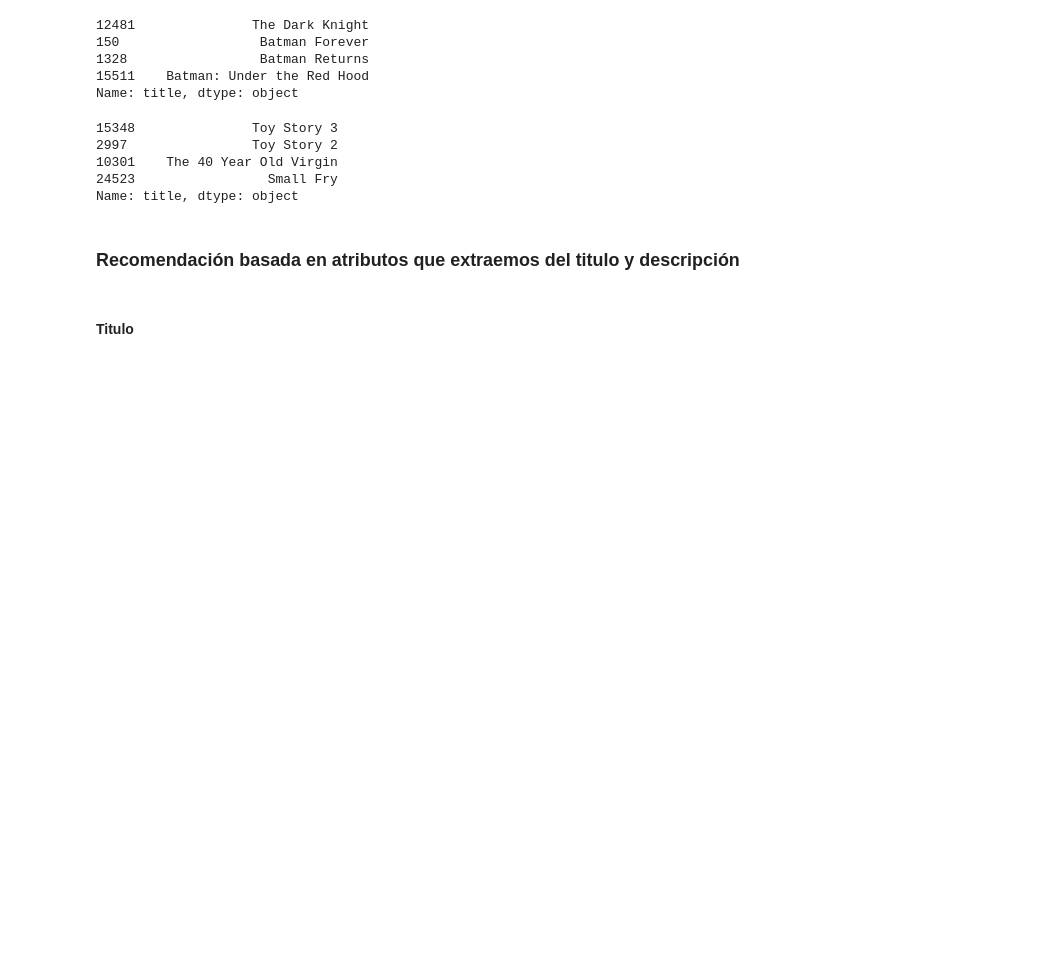
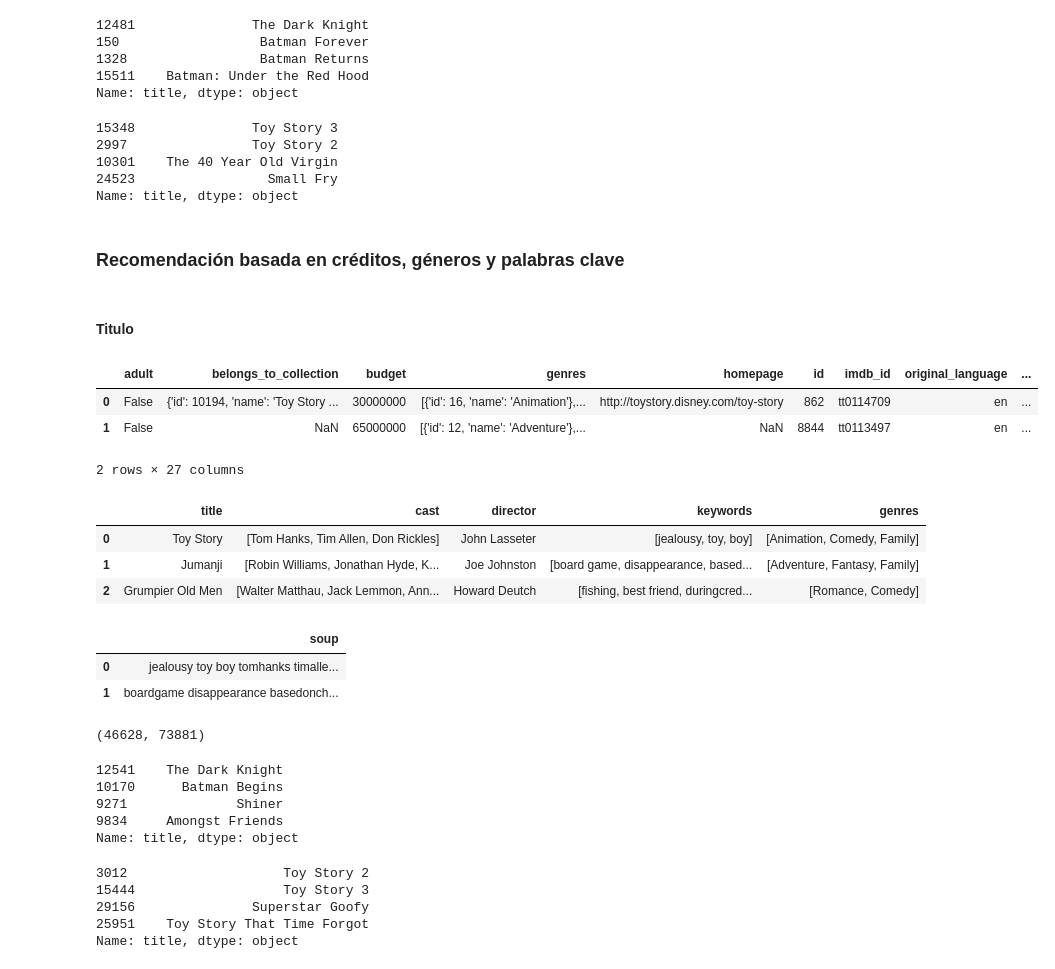
Before and after one commit to iair/workshop_recommender_system, a Jupyter notebook: notebook/classic_recommender.ipynb, the cells around one changed output. Saved outputs shown, nothing was run; the diff lists cells and outputs as text; code cells hidden in the pictures; blank space fills up the shorter version.

```diff
--- a/notebook/classic_recommender.ipynb
+++ b/notebook/classic_recommender.ipynb
@@ -159,6 +157,30 @@ get_recommendations('Toy Story')
 24523                 Small Fry
 Name: title, dtype: object
 # %% [markdown]
-### Recomendación basada en atributos que extraemos del titulo y descripción
+### Recomendación basada en créditos, géneros y palabras clave
 # %% [markdown]
 #### Titulo
+# %%
+# Load keywords and credits
+credits = pd.read_csv('../data/raw/movies-kaggle/credits.csv')
+keywords = pd.read_csv('../data/raw/movies-kaggle/keywords.csv')
+
+# Remove rows with bad IDs.
+metadata = metadata.drop([19730, 29503, 35587])
+
+# Convert IDs to int. Required for merging
+keywords['id'] = keywords['id'].astype('int')
+credits['id'] = credits['id'].astype('int')
+metadata['id'] = metadata['id'].astype('int')
+
+# Merge keywords and credits into your main metadata dataframe
+metadata = metadata.merge(credits, on='id')
+metadata = metadata.merge(keywords, on='id')
+# %%
+# Print the first two movies of your newly merged metadata
+metadata.head(2)
+# %% [output]
+|  | adult | belongs_to_collection | budget | genres | homepage | id | imdb_id | original_language | ... |
+| 0 | False | {'id': 10194, 'name': 'Toy Story ... | 30000000 | [{'id': 16, 'name': 'Animation'},... | http://toystory.disney.com/toy-story | 862 | tt0114709 | en | ... |
+| 1 | False | NaN | 65000000 | [{'id': 12, 'name': 'Adventure'},... | NaN | 8844 | tt0113497 | en | ... |
+2 rows × 27 columns
@@ -164,0 +223,14 @@ Name: title, dtype: object
+# %%
+# Define new director, cast, genres and keywords features that are in a suitable form.
+metadata['director'] = metadata['crew'].apply(get_director)
+
+features = ['cast', 'keywords', 'genres']
+for feature in features:
+    metadata[feature] = metadata[feature].apply(get_list)
+# Print the new features of the first 3 films
+metadata[['title', 'cast', 'director', 'keywords', 'genres']].head(3)
+# %% [output]
+|  | title | cast | director | keywords | genres |
+| 0 | Toy Story | [Tom Hanks, Tim Allen, Don Rickles] | John Lasseter | [jealousy, toy, boy] | [Animation, Comedy, Family] |
+| 1 | Jumanji | [Robin Williams, Jonathan Hyde, K... | Joe Johnston | [board game, disappearance, based... | [Adventure, Fantasy, Family] |
+| 2 | Grumpier Old Men | [Walter Matthau, Jack Lemmon, Ann... | Howard Deutch | [fishing, best friend, duringcred... | [Romance, Comedy] |
@@ -164,0 +242,38 @@ Name: title, dtype: object
+# %%
+# Create a new soup feature
+metadata['soup'] = metadata.apply(create_soup, axis=1)
+metadata[['soup']].head(2)
+# %% [output]
+|  | soup |
+| 0 | jealousy toy boy tomhanks timalle... |
+| 1 | boardgame disappearance basedonch... |
+# %%
+# Import CountVectorizer and create the count matrix
+from sklearn.feature_extraction.text import CountVectorizer
+count = CountVectorizer(stop_words='english')
+count_matrix = count.fit_transform(metadata['soup'])
+count_matrix.shape
+# %% [output]
+(46628, 73881)
+# %%
+# Compute the Cosine Similarity matrix based on the count_matrix
+from sklearn.metrics.pairwise import cosine_similarity
+cosine_sim2 = cosine_similarity(count_matrix, count_matrix)
+# Reset index of your main DataFrame and construct reverse mapping as before
+metadata = metadata.reset_index()
+indices = pd.Series(metadata.index, index=metadata['title'])
+get_recommendations('The Dark Knight Rises', cosine_sim2)
+# %% [output]
+12541    The Dark Knight
+10170      Batman Begins
+9271              Shiner
+9834     Amongst Friends
+Name: title, dtype: object
+# %%
+get_recommendations('Toy Story', cosine_sim2)
+# %% [output]
+3012                    Toy Story 2
+15444                   Toy Story 3
+29156               Superstar Goofy
+25951    Toy Story That Time Forgot
+Name: title, dtype: object
```
Also changed, not shown: parts of 5 cells of this notebook.
